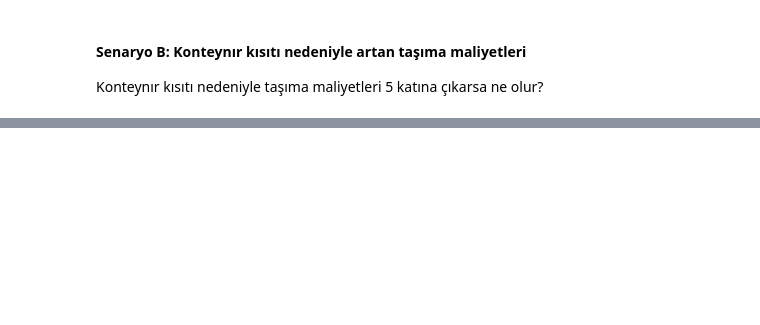
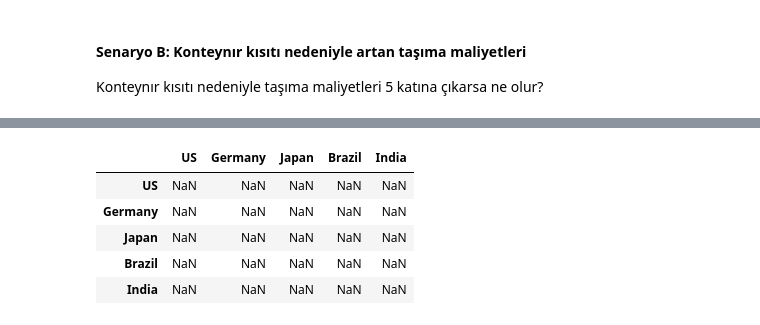
Before and after one commit to nsydn/isu_kis_okulu, a Jupyter notebook: supply_network.ipynb, the cells around one changed output, grey strips where cells are left out. Saved outputs shown, nothing was run; the diff lists cells and outputs as text; code cells hidden in the pictures; blank space fills up the shorter version.

```diff
--- a/supply_network.ipynb
+++ b/supply_network.ipynb
@@ -104,0 +193,9 @@ Konteynır kısıtı nedeniyle taşıma maliyetleri 5 katına çıkarsa ne olur?
+# %%
+pd.DataFrame(index = locations, columns = locations)
+# %% [output]
+|  | US | Germany | Japan | Brazil | India |
+| US | NaN | NaN | NaN | NaN | NaN |
+| Germany | NaN | NaN | NaN | NaN | NaN |
+| Japan | NaN | NaN | NaN | NaN | NaN |
+| Brazil | NaN | NaN | NaN | NaN | NaN |
+| India | NaN | NaN | NaN | NaN | NaN |
```
Also changed, not shown: parts of 22 cells of this notebook.
